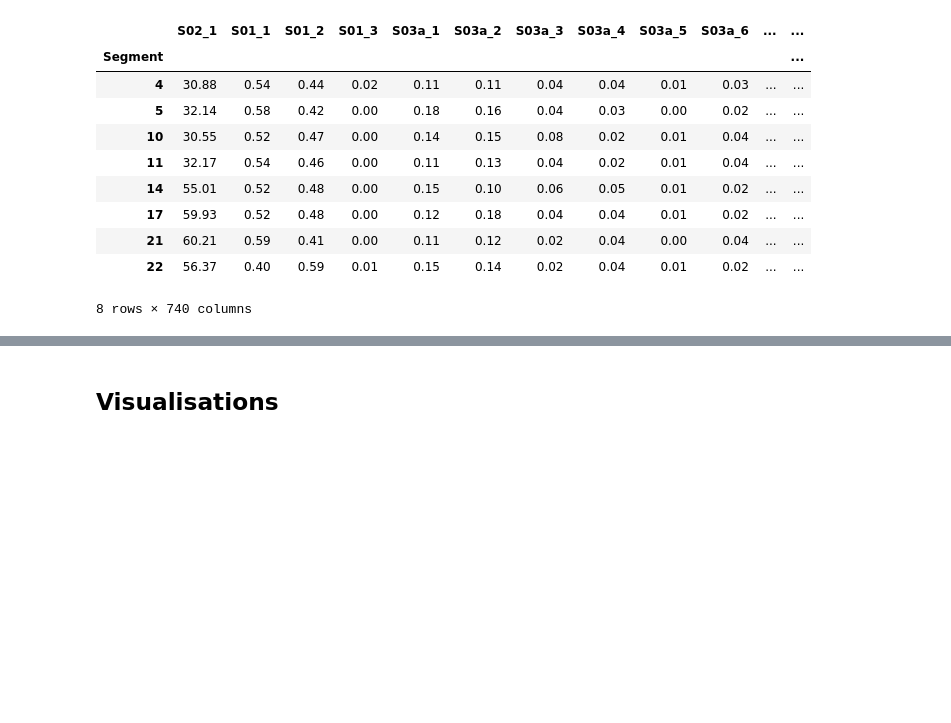
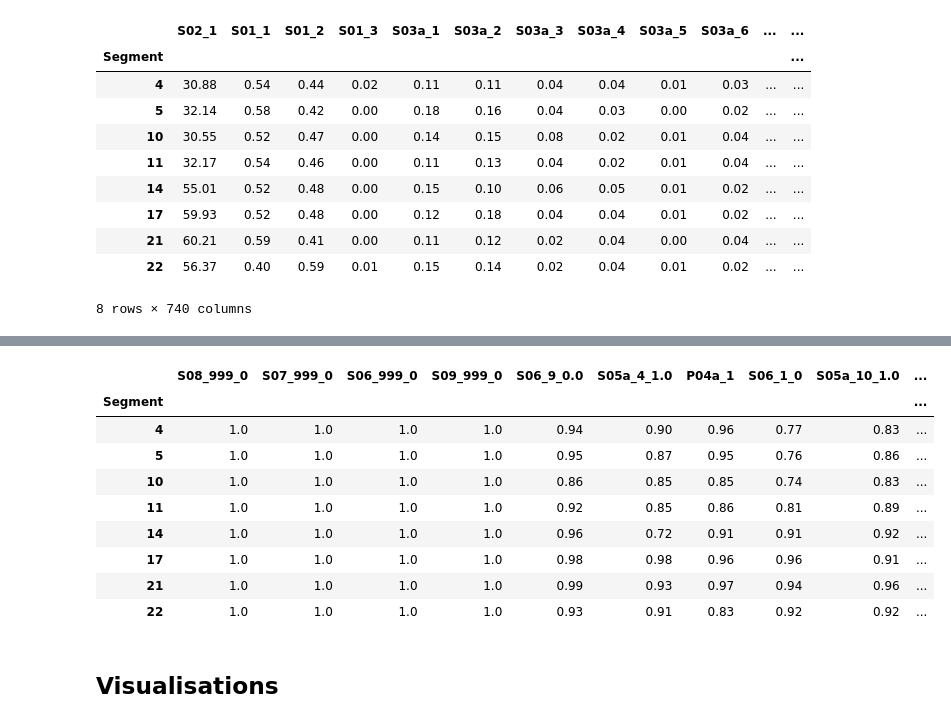
Before and after one commit to adrianacupp/conjoint_analysis, a Jupyter notebook: ExerciseAdriana/cuppuleri_part1.ipynb, the cells around one changed output, grey strips where cells are left out. Drawn from its saved outputs; the diff is of its cells as text; code cells hidden in the pictures; blank space fills up the shorter version.

```diff
--- a/ExerciseAdriana/cuppuleri_part1.ipynb
+++ b/ExerciseAdriana/cuppuleri_part1.ipynb
@@ -208,0 +240,13 @@ cross_tab_pivot.to_csv('cross_tab_part1.csv')
+# %%
+top_differentiators_df
+# %% [output]
+|  | S08_999_0 | S07_999_0 | S06_999_0 | S09_999_0 | S06_9_0.0 | S05a_4_1.0 | P04a_1 | S06_1_0 | S05a_10_1.0 | ... |
+| Segment |  |  |  |  |  |  |  |  |  | ... |
+| 4 | 1.0 | 1.0 | 1.0 | 1.0 | 0.94 | 0.90 | 0.96 | 0.77 | 0.83 | ... |
+| 5 | 1.0 | 1.0 | 1.0 | 1.0 | 0.95 | 0.87 | 0.95 | 0.76 | 0.86 | ... |
+| 10 | 1.0 | 1.0 | 1.0 | 1.0 | 0.86 | 0.85 | 0.85 | 0.74 | 0.83 | ... |
+| 11 | 1.0 | 1.0 | 1.0 | 1.0 | 0.92 | 0.85 | 0.86 | 0.81 | 0.89 | ... |
+| 14 | 1.0 | 1.0 | 1.0 | 1.0 | 0.96 | 0.72 | 0.91 | 0.91 | 0.92 | ... |
+| 17 | 1.0 | 1.0 | 1.0 | 1.0 | 0.98 | 0.98 | 0.96 | 0.96 | 0.91 | ... |
+| 21 | 1.0 | 1.0 | 1.0 | 1.0 | 0.99 | 0.93 | 0.97 | 0.94 | 0.96 | ... |
+| 22 | 1.0 | 1.0 | 1.0 | 1.0 | 0.93 | 0.91 | 0.83 | 0.92 | 0.92 | ... |
```
Also changed, not shown: parts of 21 cells of this notebook, 1 other file.
